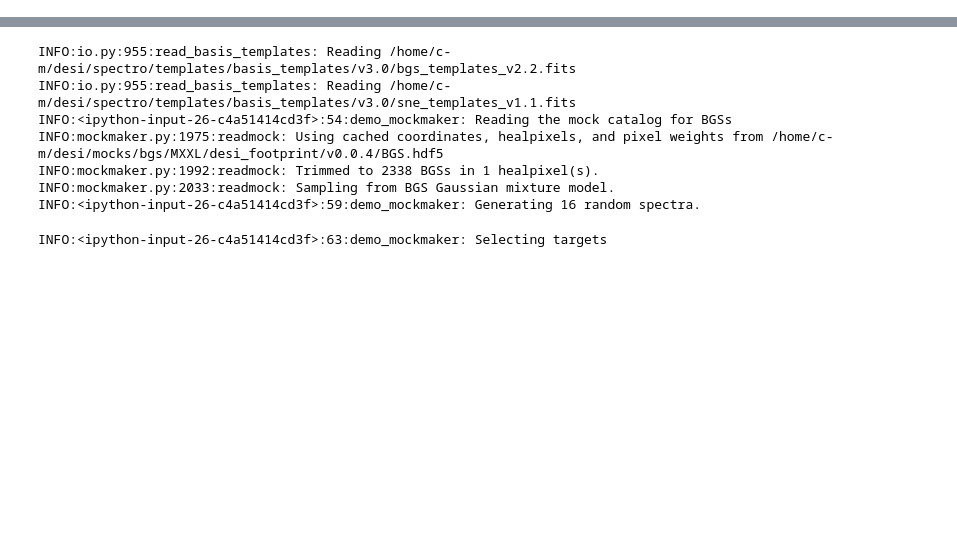
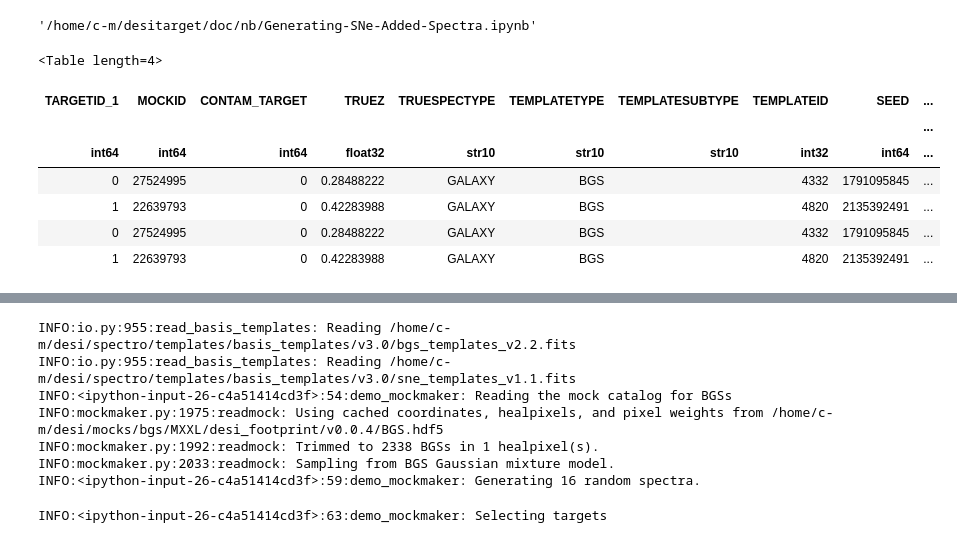
Before and after one commit to nmmp1234/desitarget, a Jupyter notebook: doc/nb/Generating-SNe-Added-Spectra.ipynb, the cells around one changed output, grey strips where cells are left out. Saved outputs shown, nothing was run; the diff lists cells and outputs as text; code cells hidden in the pictures; blank space fills up the shorter version.

```diff
--- a/doc/nb/Generating-SNe-Added-Spectra.ipynb
+++ b/doc/nb/Generating-SNe-Added-Spectra.ipynb
@@ -100,0 +103,4 @@ def demo_mockmaker(Maker, seed=None, nrand=16,add_SNeIa=False, loc='right',plot=
+# %%
+os.path.abspath(fname)
+# %% [output]
+'/home/c-m/desitarget/doc/nb/Generating-SNe-Added-Spectra.ipynb'
@@ -100,0 +109,14 @@ def demo_mockmaker(Maker, seed=None, nrand=16,add_SNeIa=False, loc='right',plot=
+# %%
+with open('/home/c-m/desi/desi_sim/testpath/merged','rb') as file:
+    tables = pickle.load(file)
+# %%
+tables[3]
+# %% [output]
+<Table length=4>
+| TARGETID_1 | MOCKID | CONTAM_TARGET | TRUEZ | TRUESPECTYPE | TEMPLATETYPE | TEMPLATESUBTYPE | TEMPLATEID | SEED | ... |
+|  |  |  |  |  |  |  |  |  | ... |
+| int64 | int64 | int64 | float32 | str10 | str10 | str10 | int32 | int64 | ... |
+| 0 | 27524995 | 0 | 0.28488222 | GALAXY | BGS |  | 4332 | 1791095845 | ... |
+| 1 | 22639793 | 0 | 0.42283988 | GALAXY | BGS |  | 4820 | 2135392491 | ... |
+| 0 | 27524995 | 0 | 0.28488222 | GALAXY | BGS |  | 4332 | 1791095845 | ... |
+| 1 | 22639793 | 0 | 0.42283988 | GALAXY | BGS |  | 4820 | 2135392491 | ... |
```
Also changed, not shown: parts of 4 cells of this notebook, 3 other files.
